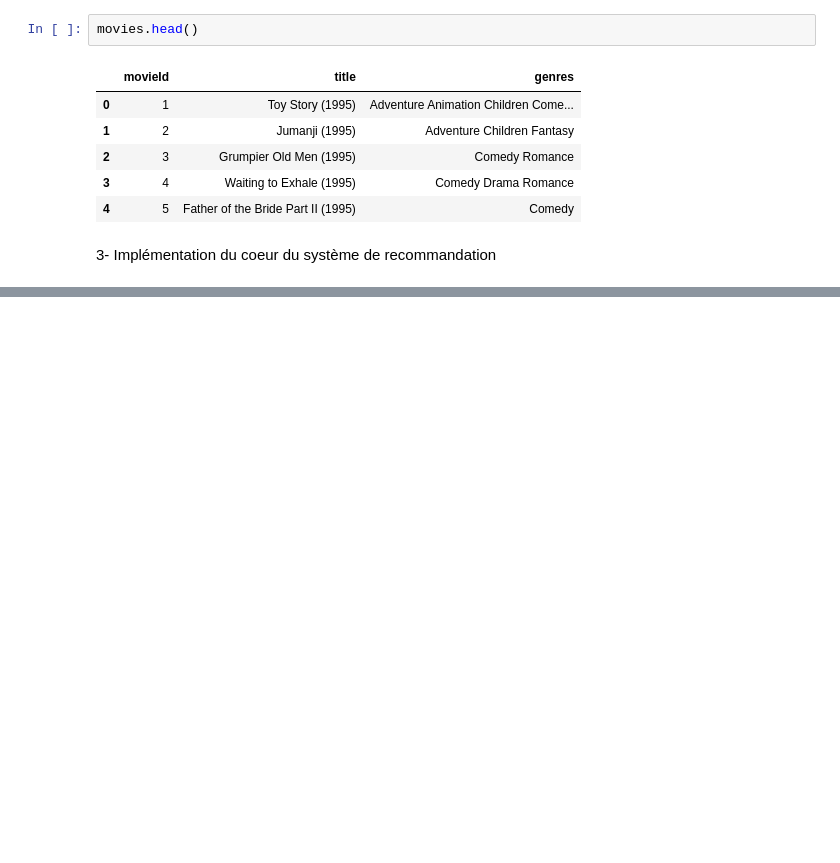
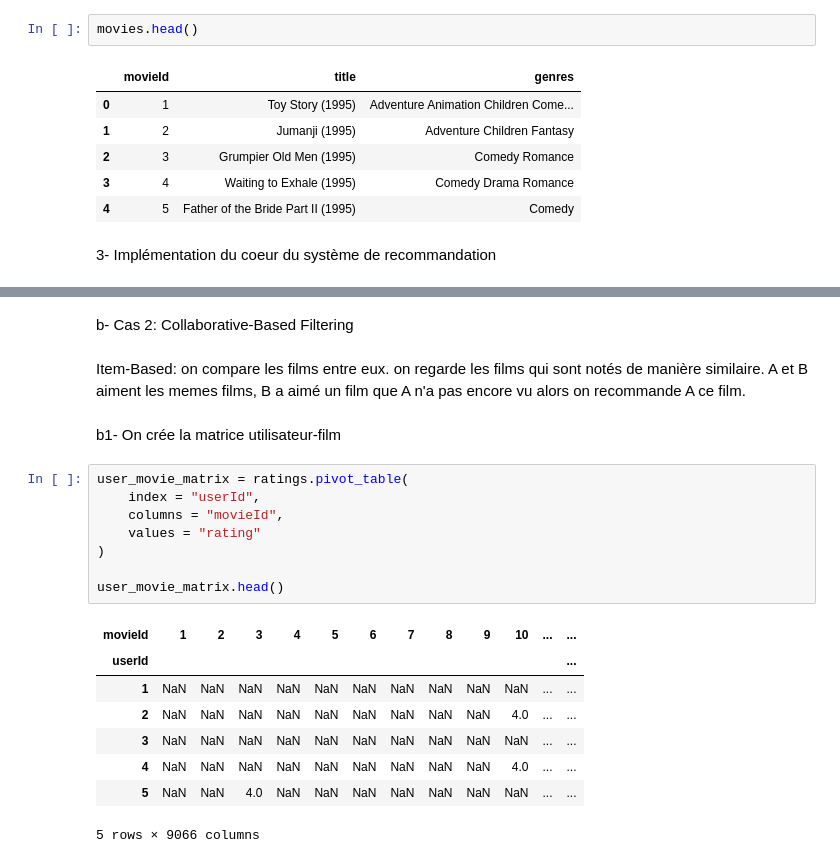
Before and after one commit to prosperadeoul-hub/movie-recommendation-system, a Jupyter notebook: movie-recommender.ipynb, the cells around one changed output, grey strips where cells are left out. Saved outputs shown, nothing was run; the diff lists cells and outputs as text; blank space fills up the shorter version.

```diff
--- a/movie-recommender.ipynb
+++ b/movie-recommender.ipynb
@@ -159,0 +162,23 @@ recommend_movies("Bed of Roses (1996)")
+# %% [markdown]
+b- Cas 2: Collaborative-Based Filtering
+# %% [markdown]
+Item-Based: on compare les films entre eux. on regarde les films qui sont notés de manière similaire. A et B aiment les memes films, B a aimé un film que A n'a pas encore vu alors on recommande A ce film.
+# %% [markdown]
+b1- On crée la matrice utilisateur-film
+# %%
+user_movie_matrix = ratings.pivot_table(
+    index = "userId",
+    columns = "movieId",
+    values = "rating"
+)
+
+user_movie_matrix.head()
+# %% [output]
+| movieId | 1 | 2 | 3 | 4 | 5 | 6 | 7 | 8 | 9 | 10 | ... | ... |
+| userId |  |  |  |  |  |  |  |  |  |  |  | ... |
+| 1 | NaN | NaN | NaN | NaN | NaN | NaN | NaN | NaN | NaN | NaN | ... | ... |
+| 2 | NaN | NaN | NaN | NaN | NaN | NaN | NaN | NaN | NaN | 4.0 | ... | ... |
+| 3 | NaN | NaN | NaN | NaN | NaN | NaN | NaN | NaN | NaN | NaN | ... | ... |
+| 4 | NaN | NaN | NaN | NaN | NaN | NaN | NaN | NaN | NaN | 4.0 | ... | ... |
+| 5 | NaN | NaN | 4.0 | NaN | NaN | NaN | NaN | NaN | NaN | NaN | ... | ... |
+5 rows × 9066 columns
```
Also changed, not shown: parts of 10 cells of this notebook, 1 other file.
